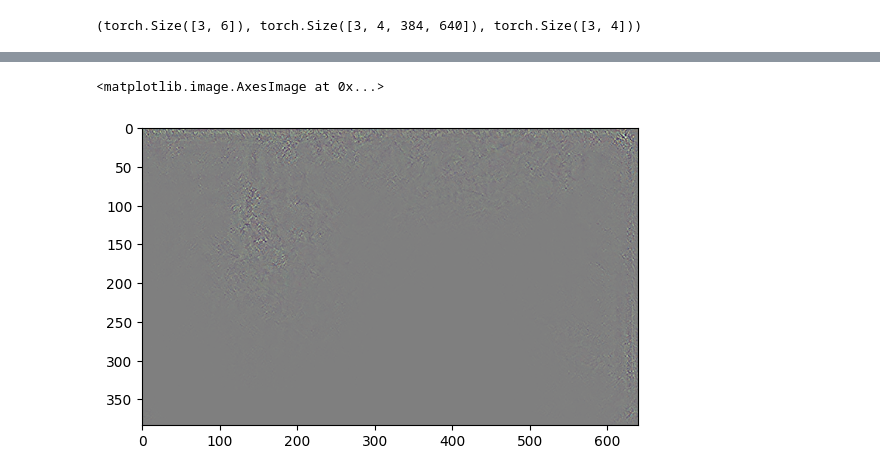
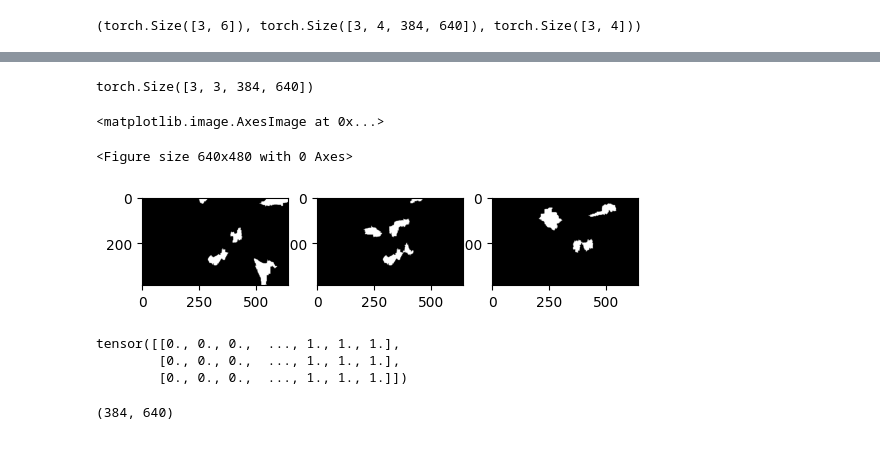
Before and after one commit to ShaileshSridhar2403/exlib, a Jupyter notebook: notebooks/explainers_refactoring.ipynb, the cells around one changed output, grey strips where cells are left out. Saved outputs shown, nothing was run; the diff lists cells and outputs as text; code cells hidden in the pictures.

```diff
--- a/notebooks/explainers_refactoring.ipynb
+++ b/notebooks/explainers_refactoring.ipynb
@@ -56,9 +89,28 @@ intg_seg = IntGradImageSeg(seg_model)
+# %%
+lime_out.attributions.shape
+# %% [output]
+torch.Size([3, 3, 384, 640])
+# %%
+plt.figure()
+fig, ax = plt.subplots(1,3)
+ax[0].imshow(lime_out.attributions[0].numpy().transpose(1,2,0) * 1.0)
+ax[1].imshow(lime_out.attributions[1].numpy().transpose(1,2,0) * 1.0)
+ax[2].imshow(lime_out.attributions[2].numpy().transpose(1,2,0) * 1.0)
+# %% [output]
+<matplotlib.image.AxesImage at 0x...>
+<Figure size 640x480 with 0 Axes>
+[figure, added]
+# %%
+lime_out.attributions.view(3,-1).sort(dim=1).values
+# %% [output]
+tensor([[0., 0., 0.,  ..., 1., 1., 1.],
+        [0., 0., 0.,  ..., 1., 1., 1.],
+        [0., 0., 0.,  ..., 1., 1., 1.]])
+# %%
+lime_out.explainer_output.segments.shape
+# %% [output]
+(384, 640)
 # %%
 intg_cls_exp = intg_cls(X, T=[0,1,2], progress_bar=True)
 # %%
 intg_seg_exp = intg_seg(X, T=[0,1,2], progress_bar=True)
-# %%
-plt.imshow(intg_seg_exp.attributions[0].sigmoid().numpy().transpose(1,2,0))
-# %% [output]
-<matplotlib.image.AxesImage at 0x...>
-[figure, removed]
```
Also changed, not shown: parts of 29 cells of this notebook, 5 other files.
